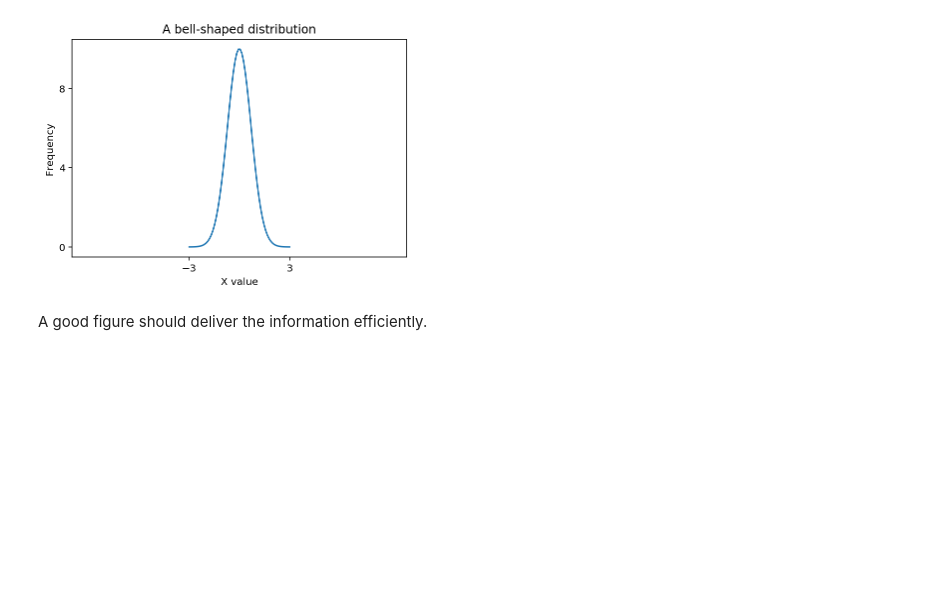
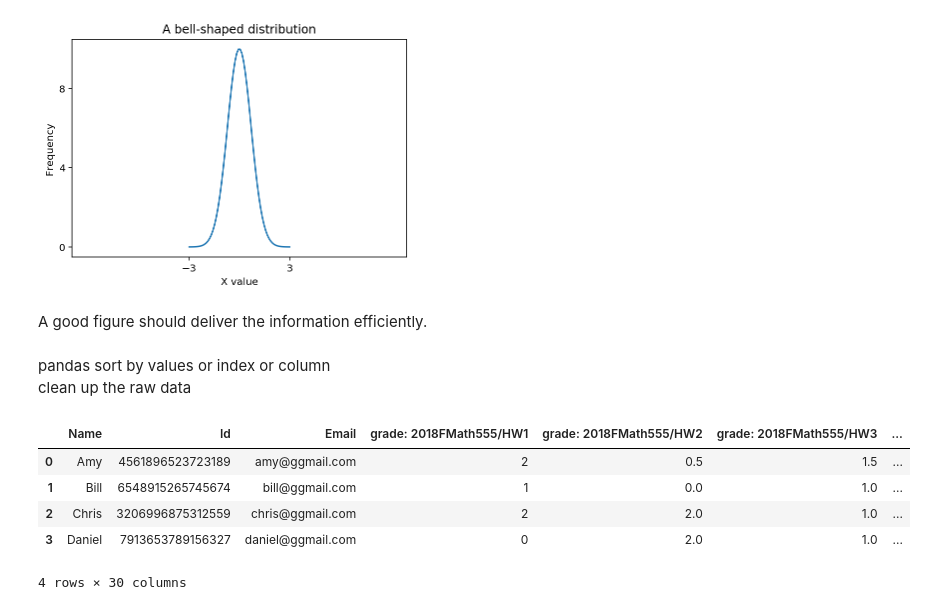
Before and after one commit to jephianlin/9HPythonData, a Jupyter notebook: Python-Week3.ipynb, the cells around one changed output. Cells and saved outputs as stored; diff of their text form; code cells hidden in the pictures; blank space fills up the shorter version.

```diff
--- a/Python-Week3.ipynb
+++ b/Python-Week3.ipynb
@@ -700,3 +804,17 @@ ax.set_yticklabels([0,4,8])
 [figure]
 # %% [markdown]
 A good figure should deliver the information efficiently.
+# %% [markdown]
+pandas sort by values or index or column
+clean up the raw data
+# %%
+df = pd.read_csv('scores.csv',skiprows=2)
+# %%
+df
+# %% [output]
+|  | Name | Id | Email | grade: 2018FMath555/HW1 | grade: 2018FMath555/HW2 | grade: 2018FMath555/HW3 | ... |
+| 0 | Amy | 4561896523723189 | amy@ggmail.com | 2 | 0.5 | 1.5 | ... |
+| 1 | Bill | 6548915265745674 | bill@ggmail.com | 1 | 0.0 | 1.0 | ... |
+| 2 | Chris | 3206996875312559 | chris@ggmail.com | 2 | 2.0 | 1.0 | ... |
+| 3 | Daniel | 7913653789156327 | daniel@ggmail.com | 0 | 2.0 | 1.0 | ... |
+4 rows × 30 columns
```
Also changed, not shown: parts of 46 cells of this notebook.
